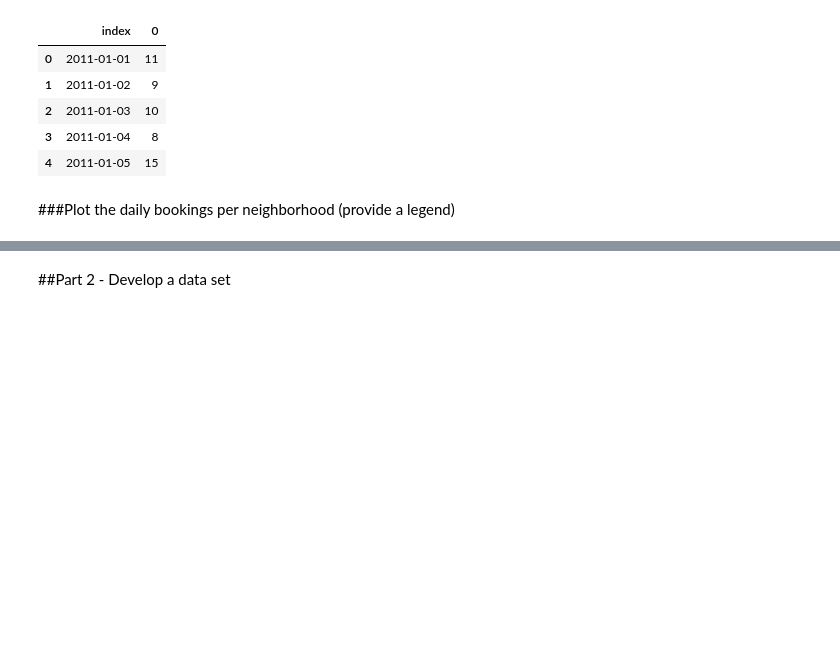
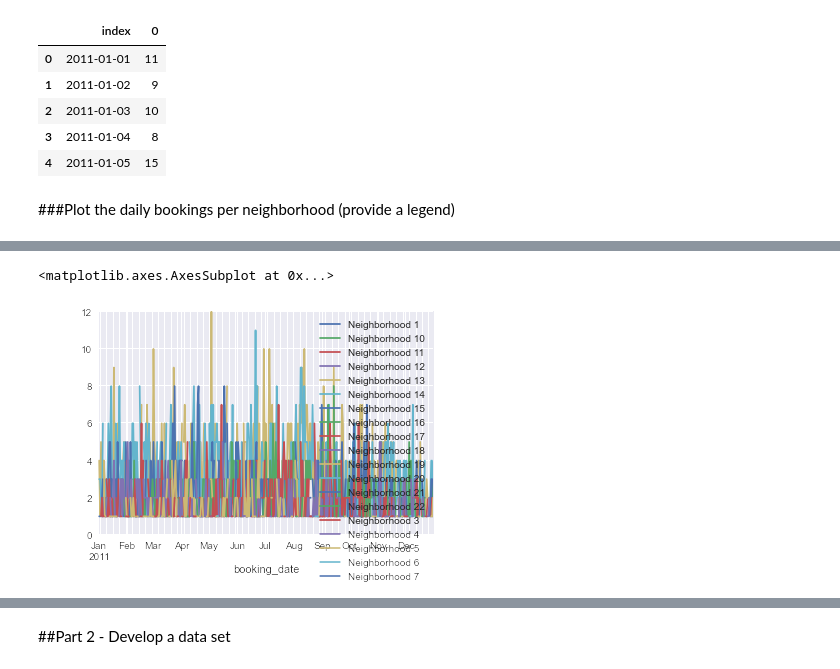
Before and after one commit to metasyn/DAT_SF_11, a Jupyter notebook: homeworks/hw1/hw1_soln.ipynb, the cells around one changed output, grey strips where cells are left out. Drawn from its saved outputs; the diff is of its cells as text; code cells hidden in the pictures; blank space fills up the shorter version.

```diff
--- a/homeworks/hw1/hw1_soln.ipynb
+++ b/homeworks/hw1/hw1_soln.ipynb
@@ -307,0 +283,13 @@ mrgd.groupby('neighborhood')
+# %%
+# smaller frame
+nei = mrgd[['neighborhood', 'booking_date']]
+# sort
+nei = nei.sort(columns='booking_date')
+# group by and count
+neidate = nei.groupby('booking_date').neighborhood.value_counts()
+# table that sucker
+neidate = neidate.unstack()
+neidate.plot()
+# %% [output]
+<matplotlib.axes.AxesSubplot at 0x...>
+[figure, added]
```
Also changed, not shown: parts of 7 cells of this notebook.
